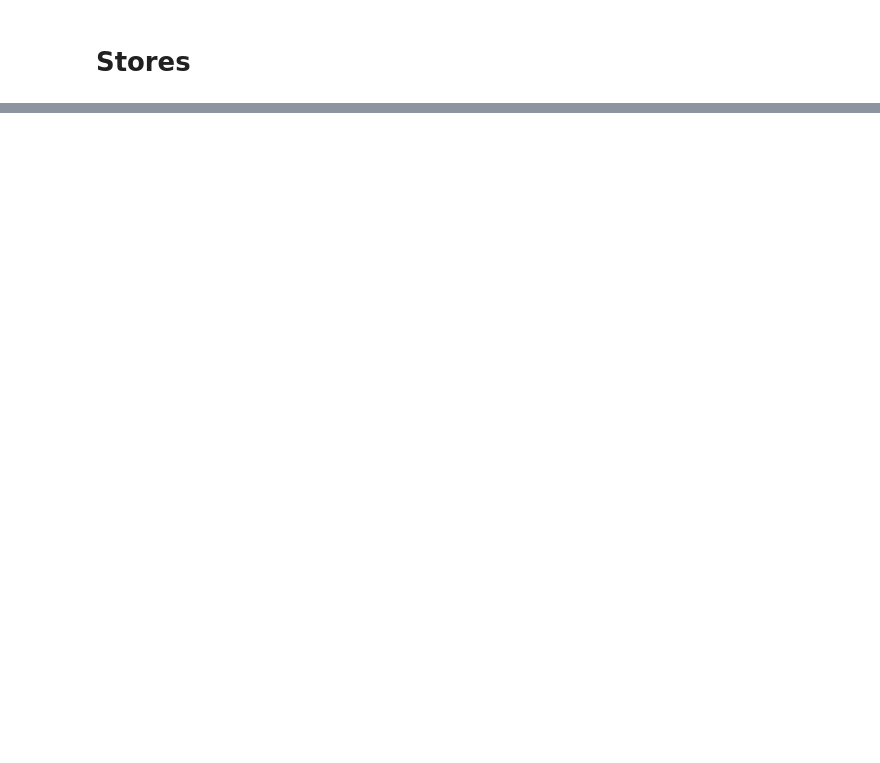
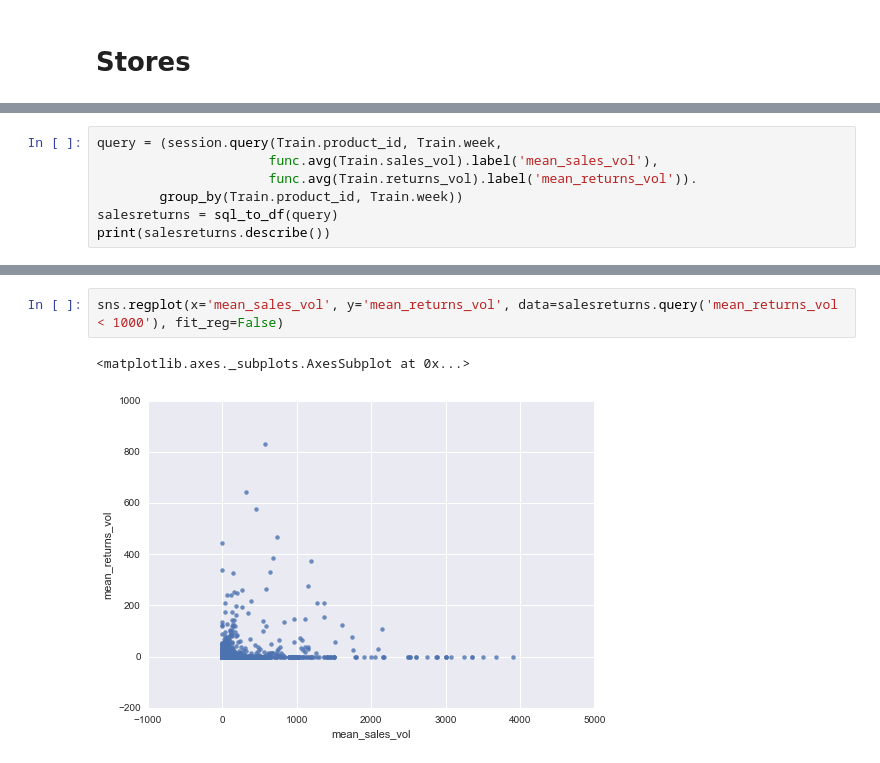
Before and after one commit to phildeutsch/kaggle-bimbo, a Jupyter notebook: explore/test_drivers.ipynb, the cells around one changed output, grey strips where cells are left out. Cells and saved outputs as stored; diff of their text form; blank space fills up the shorter version.

```diff
--- a/explore/test_drivers.ipynb
+++ b/explore/test_drivers.ipynb
@@ -54,0 +96,7 @@ print(bystore.describe())
+# %%
+query = (session.query(Train.product_id, Train.week,
+                      func.avg(Train.sales_vol).label('mean_sales_vol'),
+                      func.avg(Train.returns_vol).label('mean_returns_vol')).
+        group_by(Train.product_id, Train.week))
+salesreturns = sql_to_df(query)
+print(salesreturns.describe())
@@ -54,0 +113,5 @@ print(bystore.describe())
+# %%
+sns.regplot(x='mean_sales_vol', y='mean_returns_vol', data=salesreturns.query('mean_returns_vol < 1000'), fit_reg=False)
+# %% [output]
+<matplotlib.axes._subplots.AxesSubplot at 0x...>
+[figure, added]
```
Also changed, not shown: parts of 12 cells of this notebook, 2 other files.
